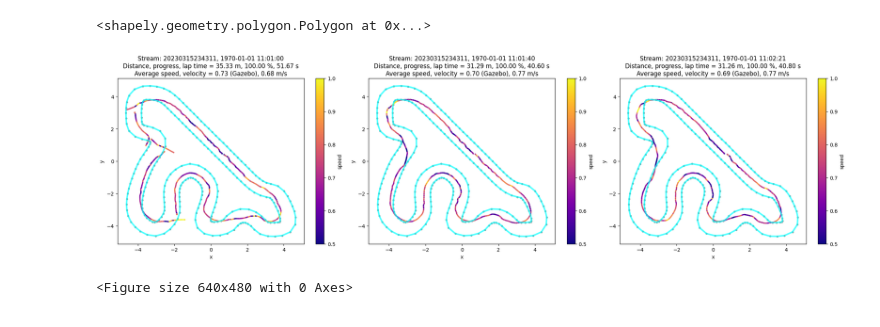
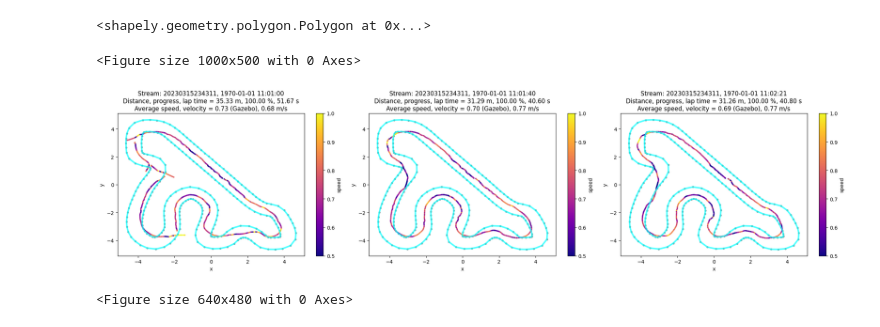
Before and after one commit to Hawk1902/Deepracer, a Jupyter notebook: Data_analysis_jupyter/Evaluation-logs-analysis.ipynb, the cells around one changed output. Cells and saved outputs as stored; diff of their text form; code cells hidden in the pictures.

```diff
--- a/Data_analysis_jupyter/Evaluation-logs-analysis.ipynb
+++ b/Data_analysis_jupyter/Evaluation-logs-analysis.ipynb
@@ -118,11 +216,57 @@ interactive(children=(Dropdown(description='Track files:', options=('2022_april_
 track.road_poly
 # %% [output]
 <shapely.geometry.polygon.Polygon at 0x...>
+# %%
+import matplotlib.pyplot as plt
+from matplotlib.colors import Normalize
+from matplotlib.cm import get_cmap
+import numpy as np
+from matplotlib import colors
+cmap = plt.cm.cool
+norm = colors.Normalize(vmin=0, vmax=100) # assuming speed ranges from 0 to 100
+# %%
+from shapely.geometry import LineString
+
+class PlottingUtils:
+    @staticmethod
+    def _plot_coords(ax, line):
+        x, y = line.xy
+        ax.plot(x, y, '.', color='#999999', zorder=1)
+
+    @staticmethod
+    def _plot_line(ax, line):
+        x, y = line.xy
+        ax.plot(x, y, color='#6699cc', alpha=0.7, linewidth=3, solid_capstyle='round', zorder=2)
+
+    def plot_evaluations(self, bulk, track, plot_title='Evaluation run'):
+        for i in bulk['episode'].unique():
+            episode_df = bulk.loc[bulk['episode'] == i]
+            plt.scatter(episode_df['x'], episode_df['y'], color=cmap(norm(episode_df['speed'])), s=1)
+
+        # Convert numpy arrays to LineStrings
+        inner_border = LineString(track.inner_border.tolist())
+        outer_border = LineString(track.outer_border.tolist())
+
+        PlottingUtils._plot_coords(plt.gca(), inner_border)
+        PlottingUtils._plot_coords(plt.gca(), outer_border)
+        PlottingUtils._plot_line(plt.gca(), inner_border)
+        PlottingUtils._plot_line(plt.gca(), outer_border)
+
+        plt.title(plot_title)
+        plt.xlabel('X')
+        plt.ylabel('Y')
+        plt.gca().invert_yaxis()
+        plt.axis('equal')
+        plt.show()
+
+pu = PlottingUtilsCustom()
+pu.plot_evaluations_save(bulk, track, 'saved_images/speed_graph.png')
+# %% [output]
+<Figure size 1000x500 with 0 Axes>
+[figure, added]
+<Figure size 640x480 with 0 Axes>
 # %%
-pu.plot_evaluations(bulk, track)
+#pu.plot_evaluations(bulk, track)
-# %% [output]
-[figure, removed]
-<Figure size 640x480 with 0 Axes>
 # %%
 # Load a single lap
 lap_df = bulk[(bulk['episode']==0) & (bulk['stream']==logs[0][1])]
```
Also changed, not shown: parts of 3 cells of this notebook.
